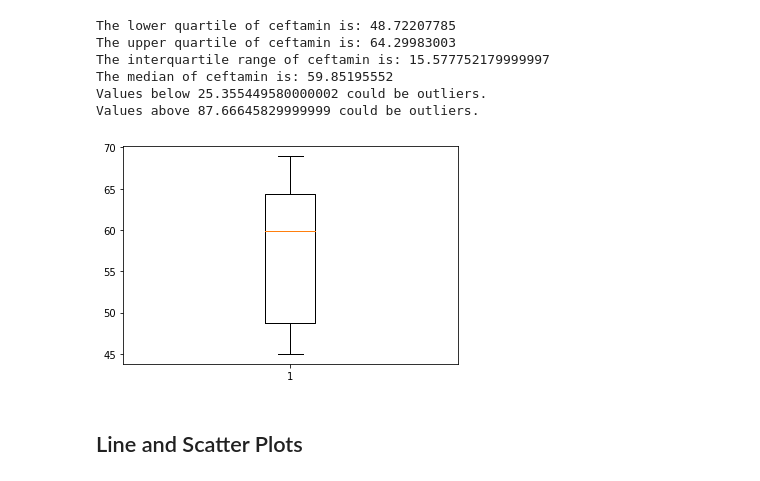
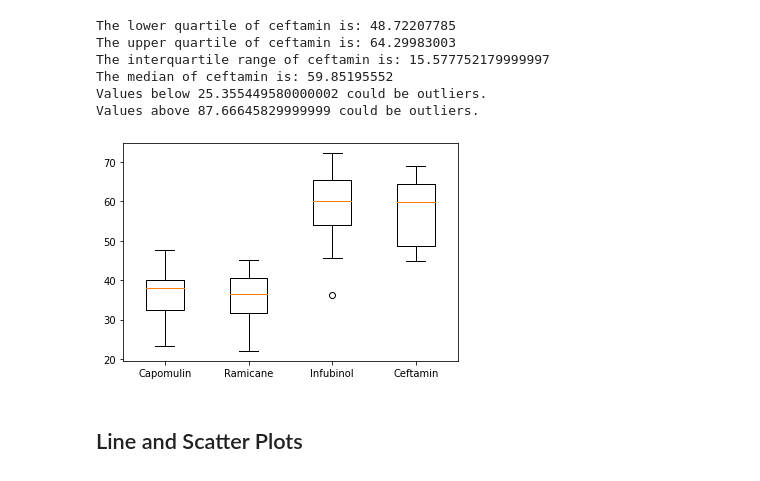
Before and after one commit to LP-116/matplotlib-challenge, a Jupyter notebook: pymaceuticals_starter.ipynb, the cells around one changed output. Drawn from its saved outputs; the diff is of its cells as text; code cells hidden in the pictures.

```diff
--- a/pymaceuticals_starter.ipynb
+++ b/pymaceuticals_starter.ipynb
@@ -304,8 +308,8 @@ tumor_vol = []
 # %%
 capomulin_data = final_tumor_vol.loc[final_tumor_vol["Drug Regimen"] == "Capomulin", ["Tumor Volume (mm3)"]]
-# tumor_vol = capomulin_data.append
+capomulin_tumor = capomulin_data["Tumor Volume (mm3)"]
 
-quartiles = capomulin_data["Tumor Volume (mm3)"].quantile([0.25,0.5,0.75])
+quartiles = capomulin_tumor.quantile([0.25,0.5,0.75])
 lowerq = quartiles[0.25]
 upperq = quartiles[0.75]
 iqr = upperq-lowerq
@@ -328,9 +332,9 @@ Values below 20.70456164999999 could be outliers.
 Values above 51.83201549 could be outliers.
 # %%
 ramicane_data = final_tumor_vol.loc[final_tumor_vol["Drug Regimen"] == "Ramicane", ["Tumor Volume (mm3)"]]
-# tumor_vol = ramicane_data.append
+ramicane_tumor = ramicane_data["Tumor Volume (mm3)"]
 
-quartiles = ramicane_data["Tumor Volume (mm3)"].quantile([0.25,0.5,0.75])
+quartiles = ramicane_tumor.quantile([0.25,0.5,0.75])
 lowerq = quartiles[0.25]
 upperq = quartiles[0.75]
 iqr = upperq-lowerq
@@ -353,9 +357,9 @@ Values below 17.912664470000003 could be outliers.
 Values above 54.30681135 could be outliers.
 # %%
 infubinol_data = final_tumor_vol.loc[final_tumor_vol["Drug Regimen"] == "Infubinol", ["Tumor Volume (mm3)"]]
-# tumor_vol = infubinol_data.append
+infubinol_tumor = infubinol_data["Tumor Volume (mm3)"]
 
-quartiles = infubinol_data["Tumor Volume (mm3)"].quantile([0.25,0.5,0.75])
+quartiles = infubinol_tumor.quantile([0.25,0.5,0.75])
 lowerq = quartiles[0.25]
 upperq = quartiles[0.75]
 iqr = upperq-lowerq
@@ -378,9 +382,9 @@ Values below 36.83290494999999 could be outliers.
 Values above 82.74144559000001 could be outliers.
 # %%
 ceftamin_data = final_tumor_vol.loc[final_tumor_vol["Drug Regimen"] == "Ceftamin" ,["Tumor Volume (mm3)"]]
-ceftamin_list = ceftamin_data["Tumor Volume (mm3)"]
+ceftamin_tumor = ceftamin_data["Tumor Volume (mm3)"]
 
-quartiles = ceftamin_data["Tumor Volume (mm3)"].quantile([0.25,0.5,0.75])
+quartiles = ceftamin_tumor.quantile([0.25,0.5,0.75])
 lowerq = quartiles[0.25]
 upperq = quartiles[0.75]
 iqr = upperq-lowerq
@@ -403,10 +407,12 @@ Values below 25.355449580000002 could be outliers.
 Values above 87.66645829999999 could be outliers.
 # %%
 # Generate a box plot of the final tumor volume of each mouse across four regimens of interest
+treatments = ["Capomulin", "Ramicane", "Infubinol", "Ceftamin"]
+tumor_data = [capomulin_tumor, ramicane_tumor, infubinol_tumor, ceftamin_tumor]
 
-plt.boxplot(ceftamin_data["Tumor Volume (mm3)"]);
+plt.boxplot(tumor_data, labels=treatments);
 # %% [output]
-[figure, old version]
+[figure, new version]
 # %% [markdown]
 ## Line and Scatter Plots
 # %%
```
Also changed, not shown: parts of 1 cell of this notebook.
